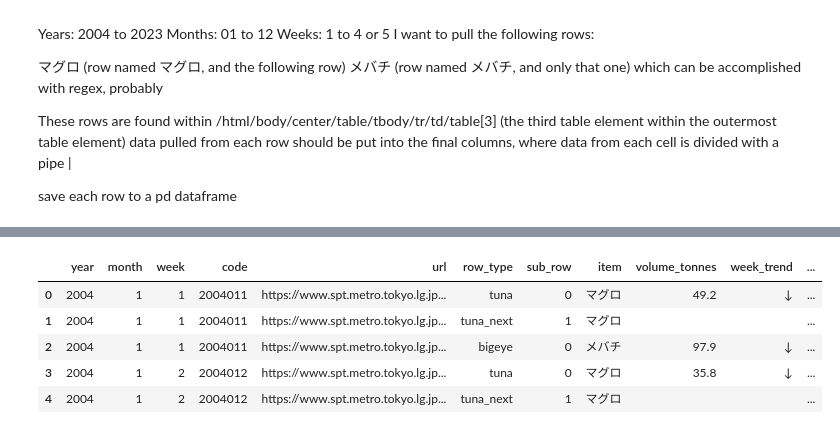
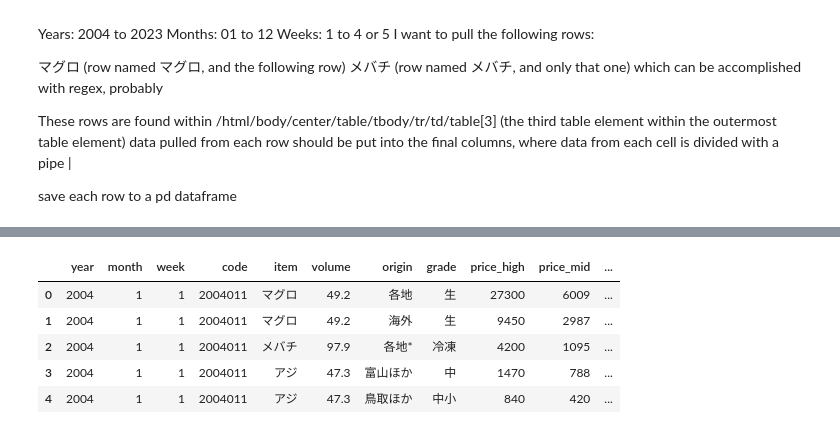
Before and after one commit to nmolnar-parsons/thesis, a Jupyter notebook: data-wrangling/scrape_toyosu.ipynb, the cells around one changed output, grey strips where cells are left out. Cells and saved outputs as stored; diff of their text form; code cells hidden in the pictures.

```diff
--- a/data-wrangling/scrape_toyosu.ipynb
+++ b/data-wrangling/scrape_toyosu.ipynb
@@ -399,3 +590,0 @@ def post_process_dataframe(df):
-# %%
-df = post_process_dataframe(df)
-#drop url and size columns
@@ -401,0 +623,16 @@ df = post_process_dataframe(df)
+# %%
+#convert price columns to float type, removing commas and handling empty strings. currently are objects. if empty string, replace with 0 before converting to float.
+# if "-" (dash) is present, treat as 0 as well since it indicates no price available for that cell.
+for col in ["price_high", "price_mid", "price_low"]:
+    df[col] = (
+        df[col]
+        .astype(str)
+        .str.replace(",", "", regex=False)
+        .replace(["", "-", "−"], "0")
+    )
+    df[col] = pd.to_numeric(df[col], errors="coerce").fillna(0)
+# %%
+#convert float to int for price cols if you did the steps out of order
+df["price_high"] = df["price_high"].astype("Int64")
+df["price_mid"] = df["price_mid"].astype("Int64")
+df["price_low"] = df["price_low"].astype("Int64")
@@ -402,9 +654,13 @@ df = post_process_dataframe(df)
 # %%
+df.shape
+#export to csv and re-import
+df.to_csv("../datasets/toyosu_prices_all.csv", index=False)
+df = pd.read_csv("../datasets/toyosu_prices_all.csv")
 df.head()
 # %% [output]
-|  | year | month | week | code | url | row_type | sub_row | item | volume_tonnes | week_trend | ... |
-| 0 | 2004 | 1 | 1 | 2004011 | https://www.spt.metro.tokyo.lg.jp... | tuna | 0 | マグロ | 49.2 | ↓ | ... |
-| 1 | 2004 | 1 | 1 | 2004011 | https://www.spt.metro.tokyo.lg.jp... | tuna_next | 1 | マグロ |  |  | ... |
-| 2 | 2004 | 1 | 1 | 2004011 | https://www.spt.metro.tokyo.lg.jp... | bigeye | 0 | メバチ | 97.9 | ↓ | ... |
-| 3 | 2004 | 1 | 2 | 2004012 | https://www.spt.metro.tokyo.lg.jp... | tuna | 0 | マグロ | 35.8 | ↓ | ... |
-| 4 | 2004 | 1 | 2 | 2004012 | https://www.spt.metro.tokyo.lg.jp... | tuna_next | 1 | マグロ |  |  | ... |
+|  | year | month | week | code | item | volume | origin | grade | price_high | price_mid | ... |
+| 0 | 2004 | 1 | 1 | 2004011 | マグロ | 49.2 | 各地 | 生 | 27300 | 6009 | ... |
+| 1 | 2004 | 1 | 1 | 2004011 | マグロ | 49.2 | 海外 | 生 | 9450 | 2987 | ... |
+| 2 | 2004 | 1 | 1 | 2004011 | メバチ | 97.9 | 各地* | 冷凍 | 4200 | 1095 | ... |
+| 3 | 2004 | 1 | 1 | 2004011 | アジ | 47.3 | 富山ほか | 中 | 1470 | 788 | ... |
+| 4 | 2004 | 1 | 1 | 2004011 | アジ | 47.3 | 鳥取ほか | 中小 | 840 | 420 | ... |
```
Also changed, not shown: parts of 29 cells of this notebook, 9 other files.
